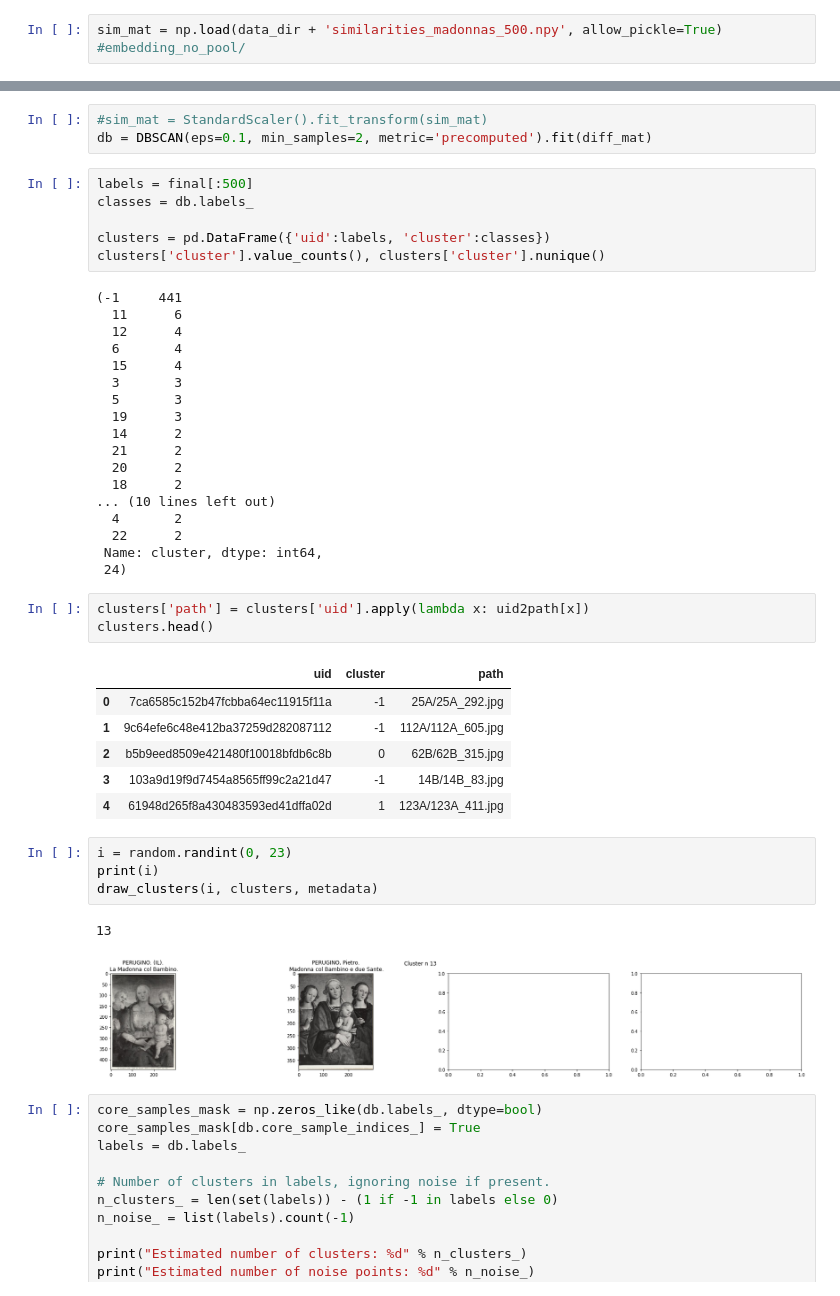
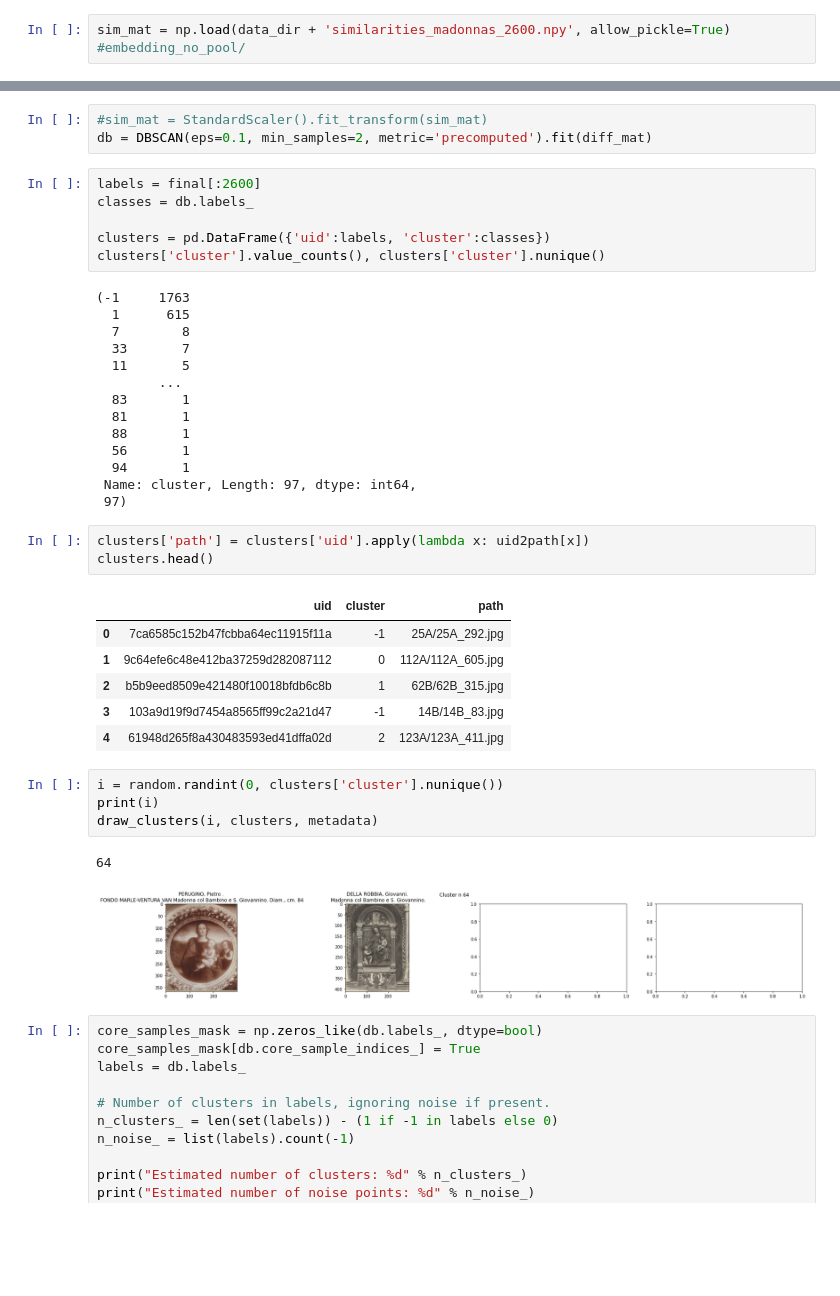
Before and after one commit to ludovicaschaerf/Cini_TDA, a Jupyter notebook: notebooks/Iconography.ipynb, the cells around one changed output, grey strips where cells are left out. Saved outputs shown, nothing was run; the diff lists cells and outputs as text; blank space fills up the shorter version.

```diff
--- a/notebooks/Iconography.ipynb
+++ b/notebooks/Iconography.ipynb
@@ -129,7 +126,7 @@ with open(data_dir + 'list_iconography.pkl', 'rb') as infile:
 # sim_mat, index = sim_matrix_rerank(embeds)
 # np.save(data_dir + 'embedding_no_pool/' 'similarities_madonnas.npy', sim_mat)
 # %%
-sim_mat = np.load(data_dir + 'similarities_madonnas_500.npy', allow_pickle=True) #embedding_no_pool/
+sim_mat = np.load(data_dir + 'similarities_madonnas_2600.npy', allow_pickle=True) #embedding_no_pool/
 # %%
 diff_mat = np.round(1 - sim_mat, 3)
 diff_mat
@@ -145,46 +142,42 @@ array([[0.   , 0.667, 0.627, ..., 0.62 , 0.522, 0.39 ],
 #sim_mat = StandardScaler().fit_transform(sim_mat)
 db = DBSCAN(eps=0.1, min_samples=2, metric='precomputed').fit(diff_mat)
 # %%
-labels = final[:500]
+labels = final[:2600]
 classes = db.labels_
 
 clusters = pd.DataFrame({'uid':labels, 'cluster':classes})
 clusters['cluster'].value_counts(), clusters['cluster'].nunique()
 # %% [output]
-(-1     441
-  11      6
-  12      4
-  6       4
-  15      4
-  3       3
-  5       3
-  19      3
-  14      2
-  21      2
-  20      2
-  18      2
-... (10 lines left out)
-  4       2
-  22      2
- Name: cluster, dtype: int64,
- 24)
+(-1     1763
+  1      615
+  7        8
+  33       7
+  11       5
+        ...
+  83       1
+  81       1
+  88       1
+  56       1
+  94       1
+ Name: cluster, Length: 97, dtype: int64,
+ 97)
 # %%
 clusters['path'] = clusters['uid'].apply(lambda x: uid2path[x])
 clusters.head()
 # %% [output]
 |  | uid | cluster | path |
 | 0 | 7ca6585c152b47fcbba64ec11915f11a | -1 | 25A/25A_292.jpg |
-| 1 | 9c64efe6c48e412ba37259d282087112 | -1 | 112A/112A_605.jpg |
-| 2 | b5b9eed8509e421480f10018bfdb6c8b | 0 | 62B/62B_315.jpg |
+| 1 | 9c64efe6c48e412ba37259d282087112 | 0 | 112A/112A_605.jpg |
+| 2 | b5b9eed8509e421480f10018bfdb6c8b | 1 | 62B/62B_315.jpg |
 | 3 | 103a9d19f9d7454a8565ff99c2a21d47 | -1 | 14B/14B_83.jpg |
-| 4 | 61948d265f8a430483593ed41dffa02d | 1 | 123A/123A_411.jpg |
+| 4 | 61948d265f8a430483593ed41dffa02d | 2 | 123A/123A_411.jpg |
 # %%
-i = random.randint(0, 23)
+i = random.randint(0, clusters['cluster'].nunique())
 print(i)
 draw_clusters(i, clusters, metadata)
 # %% [output]
-13
+64
-[figure, old version]
+[figure, new version]
 # %%
 core_samples_mask = np.zeros_like(db.labels_, dtype=bool)
 core_samples_mask[db.core_sample_indices_] = True
```
Also changed, not shown: parts of 2 cells of this notebook, 9 other files.
